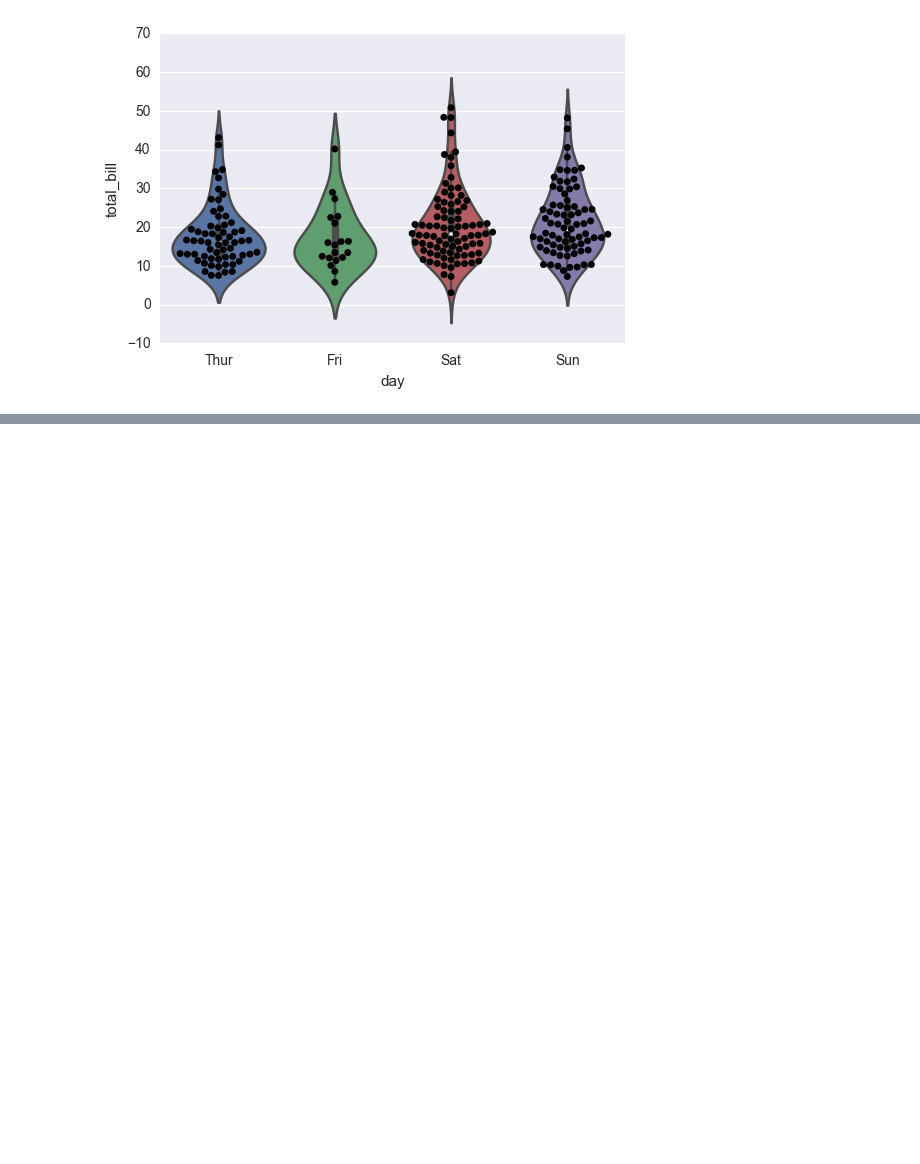
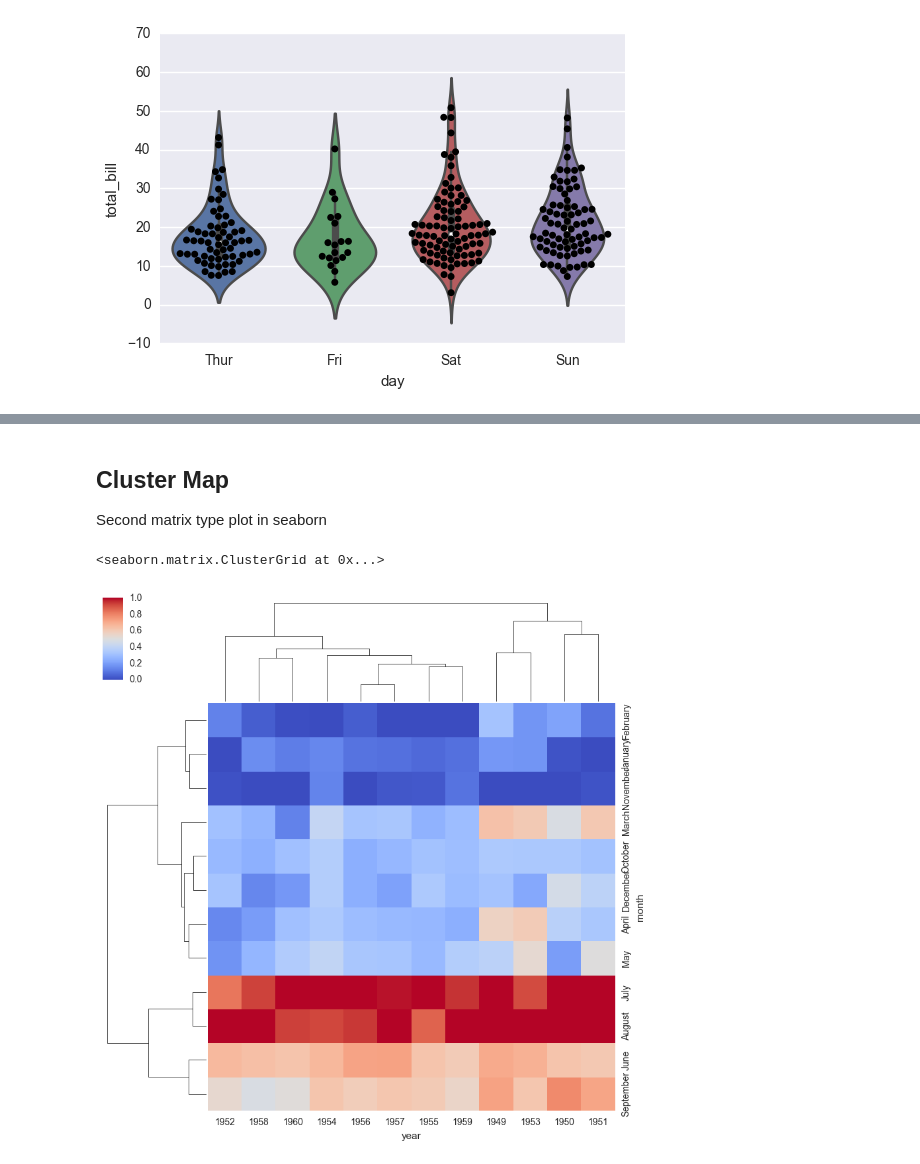
Before and after one commit to woskar/datascience, a Jupyter notebook: Seaborn.ipynb, the cells around one changed output, grey strips where cells are left out. Saved outputs shown, nothing was run; the diff lists cells and outputs as text; code cells hidden in the pictures; blank space fills up the shorter version.

```diff
--- a/Seaborn.ipynb
+++ b/Seaborn.ipynb
@@ -201,0 +258,12 @@ most
+# %% [markdown]
+## Cluster Map
+Second matrix type plot in seaborn
+# %%
+sns.clustermap(fp, cmap='coolwarm', standard_scale=1)
+#this trys to cluster colums and rows together based on their similarity
+#similar groups are now close to each other
+#the order of years and months is not kept in place, but reorderd.
+#standard_scale = 1 puts it on a normalized scale
+# %% [output]
+<seaborn.matrix.ClusterGrid at 0x...>
+[figure, added]
```
Also changed, not shown: parts of 22 cells of this notebook.
